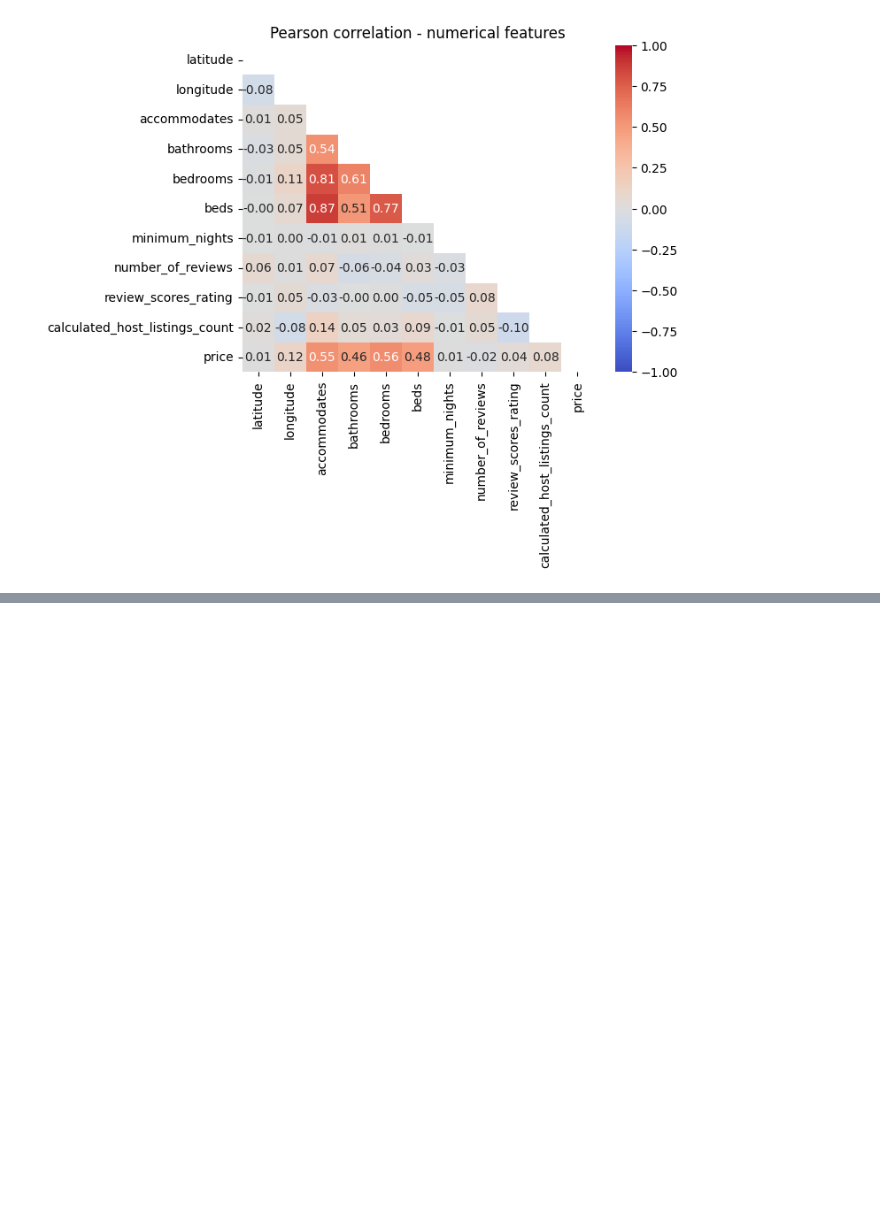
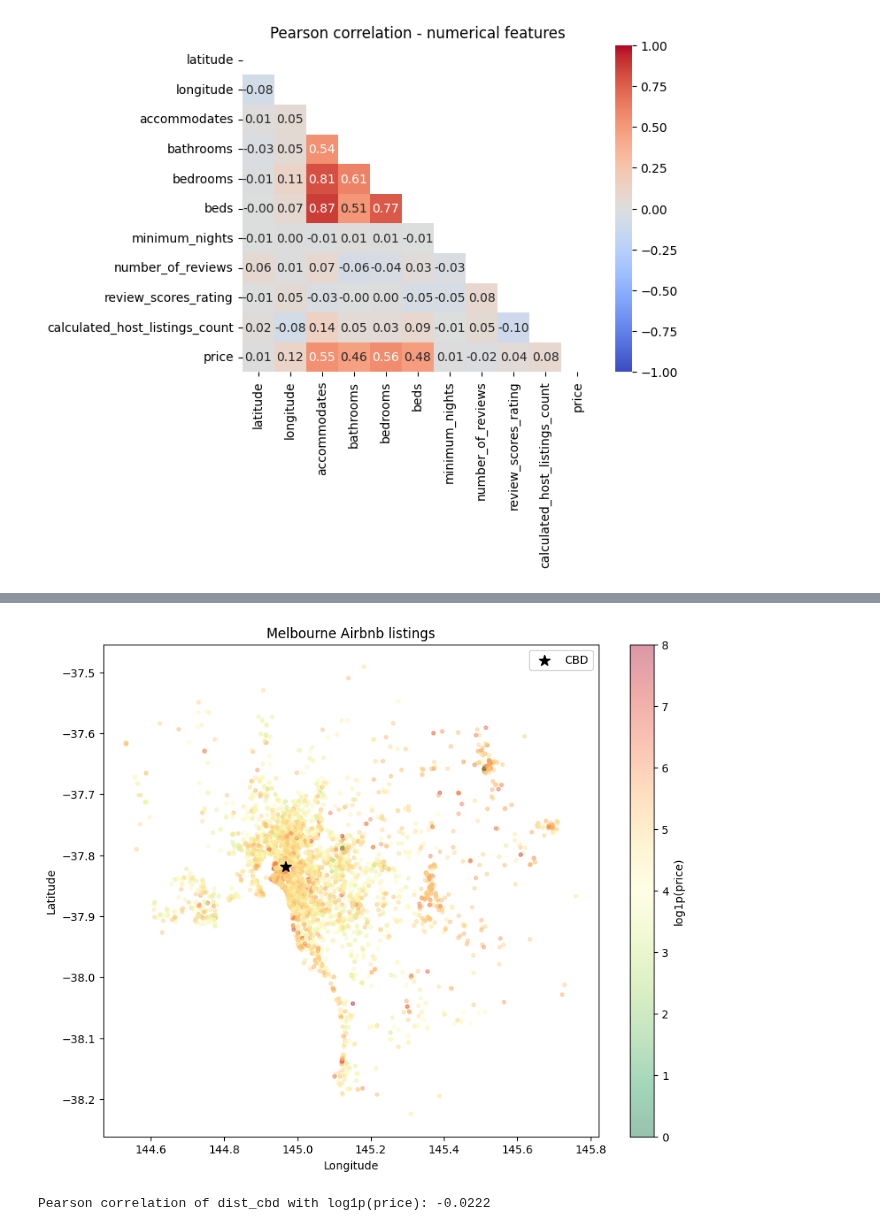
Before and after one commit to wadamiru/manual-ml, a Jupyter notebook: projects/regression/notebooks/airbnb_price_pred.ipynb, the cells around one changed output, grey strips where cells are left out. Drawn from its saved outputs; the diff is of its cells as text; code cells hidden in the pictures; blank space fills up the shorter version.

```diff
--- a/projects/regression/notebooks/airbnb_price_pred.ipynb
+++ b/projects/regression/notebooks/airbnb_price_pred.ipynb
@@ -281,3 +270,0 @@ plt.show()
-# %%
-df_tr = df_tr.loc[:, df_tr.nunique() > 1]
-df_tr.head()
@@ -298,0 +283,19 @@ To attend to this problem, a **new feature** `dist_cbd` (distance from melbourne
+# %%
+# Right-skewed ft transformation (adds new columns)
+## right-skewed ft that are eligible for transformation (except price)
+ft_right_skew = ['minimum_nights', 'number_of_reviews', 'calculated_host_listings_count']
+
+for ft in ft_right_skew:
+    df_tr[f'log {ft}'] = np.log1p(df_tr[ft])
+    df_te[f'log {ft}'] = np.log1p(df_te[ft])
+
+# transformation of the target (price) only on training data
+df_tr['log price'] = np.log1p(df_tr['price'])
+
+# verify reduced skewness
+for ft in ft_right_skew:
+    orig = df_tr[ft].skew()
+    transf = df_tr[f'log {ft}'].skew()
+    print(f'{ft}: orig: {orig:.2f}, transf: {transf:.2f}')
+
+print(f"price: orig: {df_tr['price'].skew():.2f}, transf: {df_tr['log price'].skew():.2f}")
@@ -298,0 +307,8 @@ To attend to this problem, a **new feature** `dist_cbd` (distance from melbourne
+# %%
+pt = PowerTransformer(method='yeo-johnson')
+
+df_tr['transformed_review_scores_rating'] = pt.fit_transform(df_tr[['review_scores_rating']])
+df_te['transformed_review_scores_rating'] = pt.transform(df_te[['review_scores_rating']])
+
+# verify reduced skewness
+print(f"review_scores_rating: orig - {df_tr['review_scores_rating'].skew():.2f}, transf - {df_tr['transformed_review_scores_rating'].skew():.2f}")
@@ -298,0 +327,38 @@ To attend to this problem, a **new feature** `dist_cbd` (distance from melbourne
+# %%
+plt.figure(figsize=(10, 8))
+sc = plt.scatter(df_tr['longitude'], df_tr['latitude'],
+                 c=np.log1p(df_tr['price']), cmap='RdYlGn_r',
+                 alpha=0.4, s=10)
+plt.colorbar(sc, label='log1p(price)')
+# mark CBD
+plt.scatter([144.9671], [-37.8183], c='black', s=100, marker='*', label='CBD')
+plt.xlabel('Longitude')
+plt.ylabel('Latitude')
+plt.legend()
+plt.title('Melbourne Airbnb listings')
+plt.show()
+# %% [output]
+[figure, new version]
+# %%
+from math import radians, sin, cos, sqrt, atan2
+
+def haversine(lat1, lon1, lat2, lon2):
+    R = 6371  # Earth radius km
+    lat1, lon1, lat2, lon2 = map(radians, [lat1, lon1, lat2, lon2])
+    a = sin((lat2-lat1)/2)**2 + cos(lat1)*cos(lat2)*sin((lon2-lon1)/2)**2
+    return R * 2 * atan2(sqrt(a), sqrt(1-a))
+
+CBD_LAT, CBD_LON = -37.8183, 144.9671
+
+df_tr['dist_cbd'] = df_tr.apply(
+    lambda row: haversine(row['latitude'], row['longitude'], CBD_LAT, CBD_LON), axis=1
+)
+df_te['dist_cbd'] = df_te.apply(
+    lambda row: haversine(row['latitude'], row['longitude'], CBD_LAT, CBD_LON), axis=1
+)
+
+# Now test if it's worth including
+corr = np.corrcoef(df_tr['dist_cbd'], np.log1p(df_tr['price']))[0, 1]
+print(f"Pearson correlation of dist_cbd with log1p(price): {corr:.4f}")
+# %% [output]
+Pearson correlation of dist_cbd with log1p(price): -0.0222
```
Also changed, not shown: parts of 16 cells of this notebook, 1 other file.
